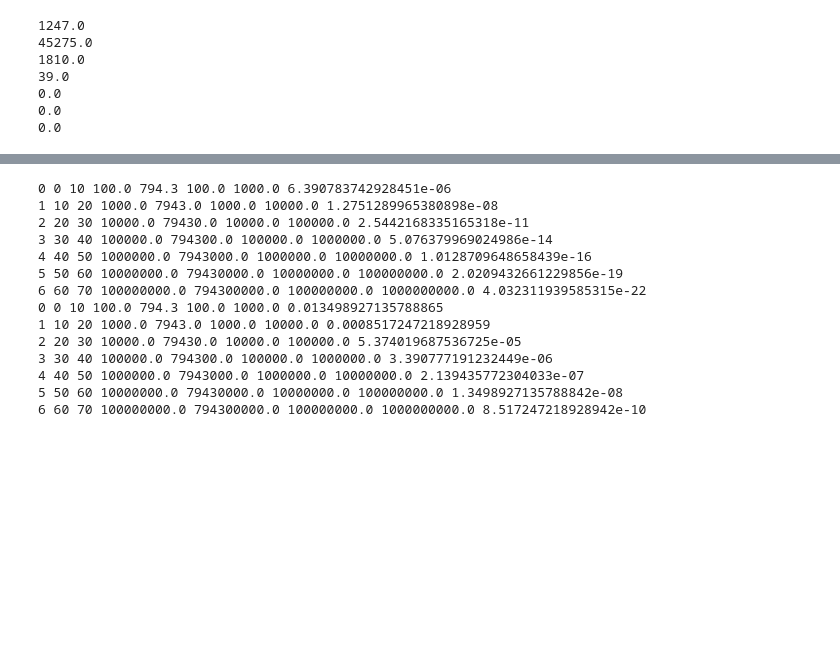
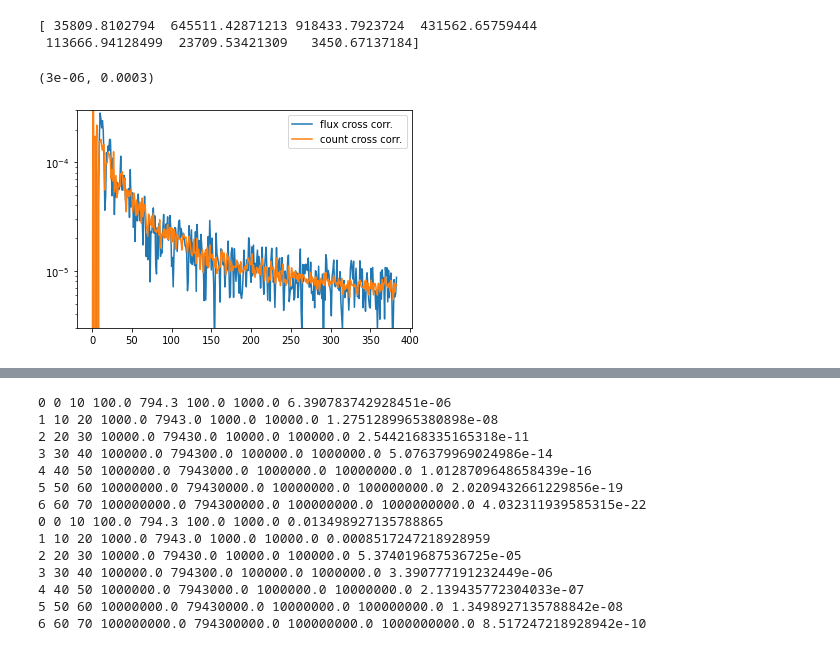
Before and after one commit to KIPAC/nuXgal, a Jupyter notebook: nb/test.ipynb, the cells around one changed output, grey strips where cells are left out. Cells and saved outputs as stored; diff of their text form; code cells hidden in the pictures; blank space fills up the shorter version.

Commit message:
switched to counts

```diff
--- a/nb/test.ipynb
+++ b/nb/test.ipynb
@@ -45,12 +44,27 @@ cosz = file_utils.read_cosz_from_txt(coszenith_path, Defaults.NEbin)
-# %%
-index_north = np.where(cosz[0][:,0] > 0)
-for i in range(Defaults.NEbin):
-    print (np.sum(cosz[i][index_north][:,1]))
-# %% [output]
-1247.0
-45275.0
-1810.0
-39.0
-0.0
-0.0
-0.0
+# %%
+eg = EventGenerator()
+gs = GalaxySample('WISE')
+# %%
+counts_astro = eg.astroEvent_galaxy(eg.Nastro_1yr_Aeffmax * 10000, gs.density)
+print (eg.Nastro_1yr_Aeffmax * 10000)
+ns = NeutrinoSample()
+ns.inputCountsmap(counts_astro, 2.28)
+w_cross_flux = ns.getCrossCorrelation(gs.overdensity)
+overdensity_counts = ns.countsmap[1] / np.mean(ns.countsmap[1]) - 1
+w_cross_counts = hp.anafast(gs.overdensity, overdensity_counts)
+# %% [output]
+[ 35809.8102794  645511.42871213 918433.7923724  431562.65759444
+ 113666.94128499  23709.53421309   3450.67137184]
+# %%
+plt.plot(Defaults.ell, w_cross_flux[1], label='flux cross corr.')
+
+plt.plot(Defaults.ell, w_cross_counts, label='count cross corr.')
+
+#plt.plot(Defaults.ell, gs.analyCL[0:384], label='analyCL')
+#plt.plot(Defaults.ell, hp.anafast(gs.overdensity), label='galaxy auto corr.')
+plt.yscale('log')
+plt.legend()
+plt.ylim(3e-6, 3e-4)
+# %% [output]
+(3e-06, 0.0003)
+[figure, added]
```
Also changed, not shown: parts of 5 cells of this notebook, 32 other files.
